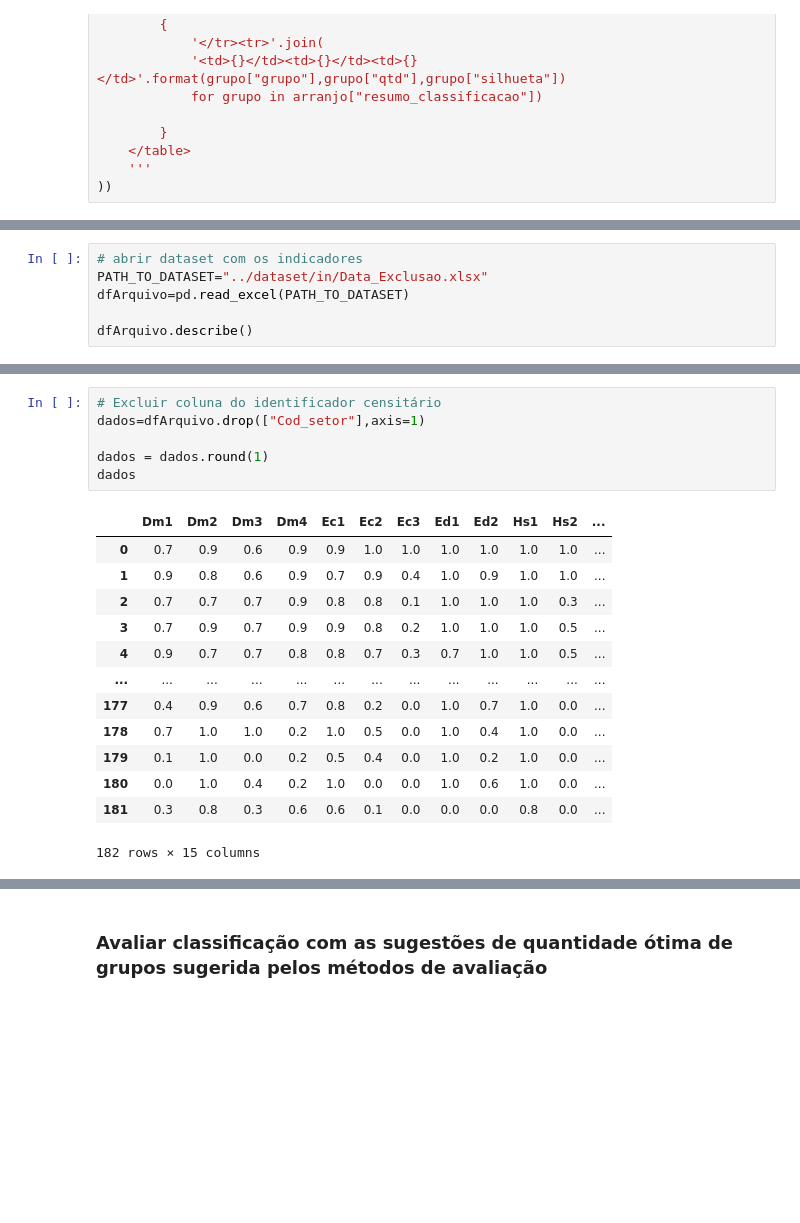
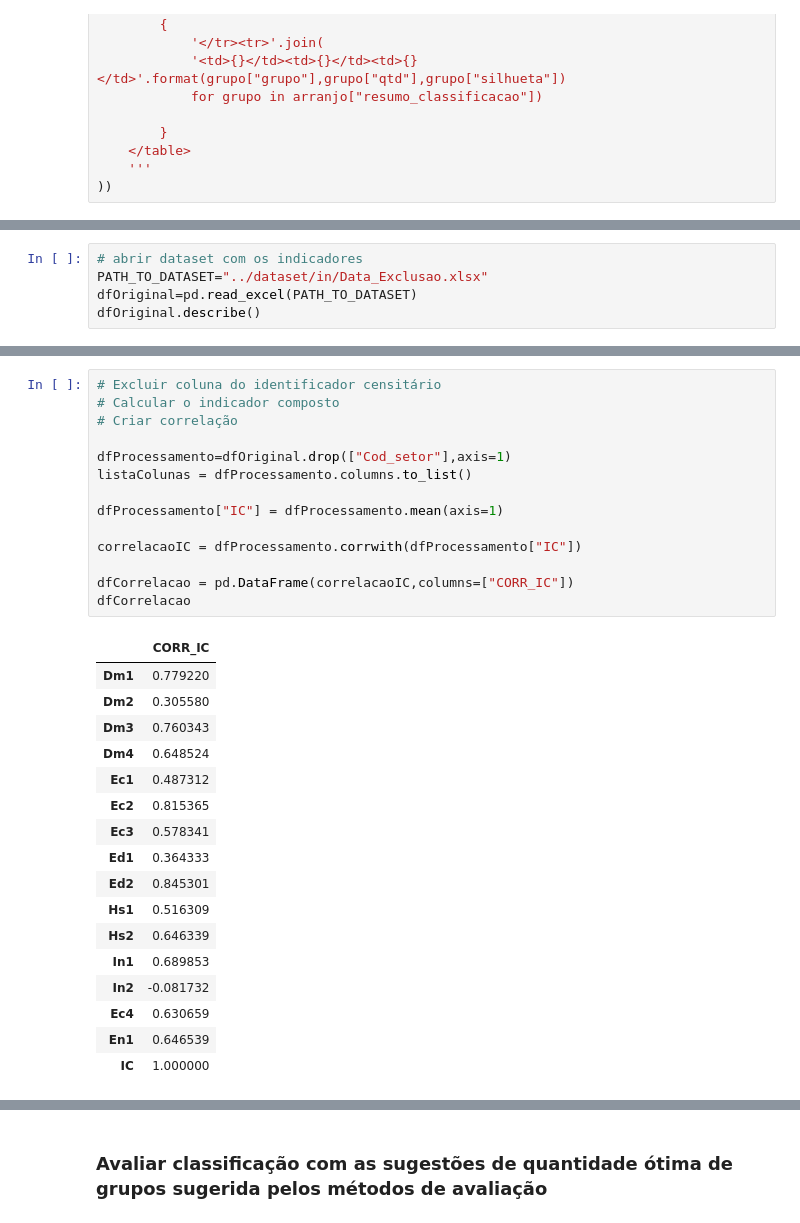
Before and after one commit to DanielCirino/ppginf-smart-k-means, a Jupyter notebook: notebooks/smart_k_means-v1.ipynb, the cells around one changed output, grey strips where cells are left out. Saved outputs shown, nothing was run; the diff lists cells and outputs as text; blank space fills up the shorter version.

```diff
--- a/notebooks/smart_k_means-v1.ipynb
+++ b/notebooks/smart_k_means-v1.ipynb
@@ -257,9 +258,8 @@ def imprimir_grafico_analise_arranjo(arranjo):
 # %%
 # abrir dataset com os indicadores
 PATH_TO_DATASET="../dataset/in/Data_Exclusao.xlsx"
-dfArquivo=pd.read_excel(PATH_TO_DATASET)
-
-dfArquivo.describe()
+dfOriginal=pd.read_excel(PATH_TO_DATASET)
+dfOriginal.describe()
 # %% [output]
 |  | Cod_setor | Dm1 | Dm2 | Dm3 | Dm4 | Ec1 | Ec2 | Ec3 | Ed1 | Ed2 | Hs1 | ... |
 | count | 1.820000e+02 | 182.000000 | 182.000000 | 182.000000 | 182.000000 | 182.000000 | 182.000000 | 182.000000 | 182.000000 | 182.000000 | 182.000000 | ... |
@@ -272,22 +272,34 @@ dfArquivo.describe()
 | max | 4.109401e+14 | 1.000000 | 1.000000 | 1.000000 | 1.000000 | 1.000000 | 1.000000 | 1.000000 | 1.000000 | 1.000000 | 1.000000 | ... |
 # %%
 # Excluir coluna do identificador censitário
-dados=dfArquivo.drop(["Cod_setor"],axis=1)
+# Calcular o indicador composto
+# Criar correlação
 
-dados = dados.round(1)
-dados
+dfProcessamento=dfOriginal.drop(["Cod_setor"],axis=1)
+listaColunas = dfProcessamento.columns.to_list()
+
+dfProcessamento["IC"] = dfProcessamento.mean(axis=1)
+
+correlacaoIC = dfProcessamento.corrwith(dfProcessamento["IC"])
+
+dfCorrelacao = pd.DataFrame(correlacaoIC,columns=["CORR_IC"])
+dfCorrelacao
 # %% [output]
-|  | Dm1 | Dm2 | Dm3 | Dm4 | Ec1 | Ec2 | Ec3 | Ed1 | Ed2 | Hs1 | Hs2 | ... |
-| 0 | 0.7 | 0.9 | 0.6 | 0.9 | 0.9 | 1.0 | 1.0 | 1.0 | 1.0 | 1.0 | 1.0 | ... |
-| 1 | 0.9 | 0.8 | 0.6 | 0.9 | 0.7 | 0.9 | 0.4 | 1.0 | 0.9 | 1.0 | 1.0 | ... |
-| 2 | 0.7 | 0.7 | 0.7 | 0.9 | 0.8 | 0.8 | 0.1 | 1.0 | 1.0 | 1.0 | 0.3 | ... |
-| 3 | 0.7 | 0.9 | 0.7 | 0.9 | 0.9 | 0.8 | 0.2 | 1.0 | 1.0 | 1.0 | 0.5 | ... |
-| 4 | 0.9 | 0.7 | 0.7 | 0.8 | 0.8 | 0.7 | 0.3 | 0.7 | 1.0 | 1.0 | 0.5 | ... |
-| ... | ... | ... | ... | ... | ... | ... | ... | ... | ... | ... | ... | ... |
-| 177 | 0.4 | 0.9 | 0.6 | 0.7 | 0.8 | 0.2 | 0.0 | 1.0 | 0.7 | 1.0 | 0.0 | ... |
-| 178 | 0.7 | 1.0 | 1.0 | 0.2 | 1.0 | 0.5 | 0.0 | 1.0 | 0.4 | 1.0 | 0.0 | ... |
-| 179 | 0.1 | 1.0 | 0.0 | 0.2 | 0.5 | 0.4 | 0.0 | 1.0 | 0.2 | 1.0 | 0.0 | ... |
-| 180 | 0.0 | 1.0 | 0.4 | 0.2 | 1.0 | 0.0 | 0.0 | 1.0 | 0.6 | 1.0 | 0.0 | ... |
-| 181 | 0.3 | 0.8 | 0.3 | 0.6 | 0.6 | 0.1 | 0.0 | 0.0 | 0.0 | 0.8 | 0.0 | ... |
+|  | CORR_IC |
+| Dm1 | 0.779220 |
+| Dm2 | 0.305580 |
+| Dm3 | 0.760343 |
+| Dm4 | 0.648524 |
+| Ec1 | 0.487312 |
+| Ec2 | 0.815365 |
+| Ec3 | 0.578341 |
+| Ed1 | 0.364333 |
+| Ed2 | 0.845301 |
+| Hs1 | 0.516309 |
+| Hs2 | 0.646339 |
+| In1 | 0.689853 |
+| In2 | -0.081732 |
+| Ec4 | 0.630659 |
+| En1 | 0.646539 |
+| IC | 1.000000 |
-182 rows × 15 columns
 # %%
```
Also changed, not shown: parts of 39 cells of this notebook.
